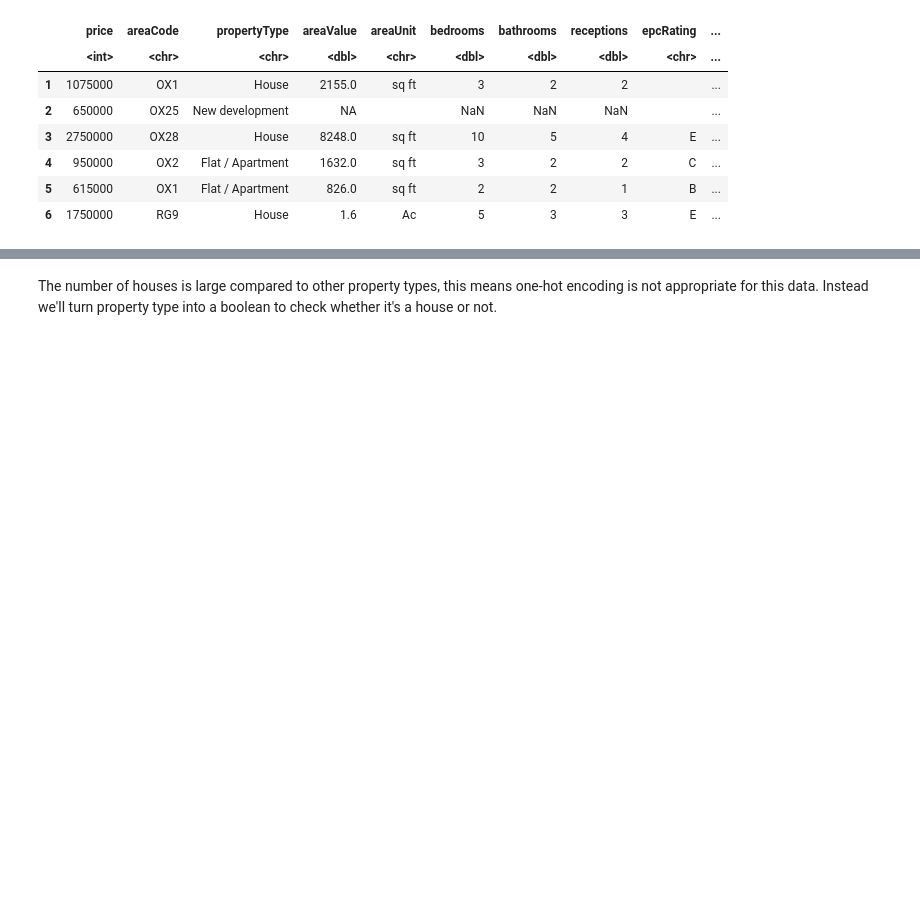
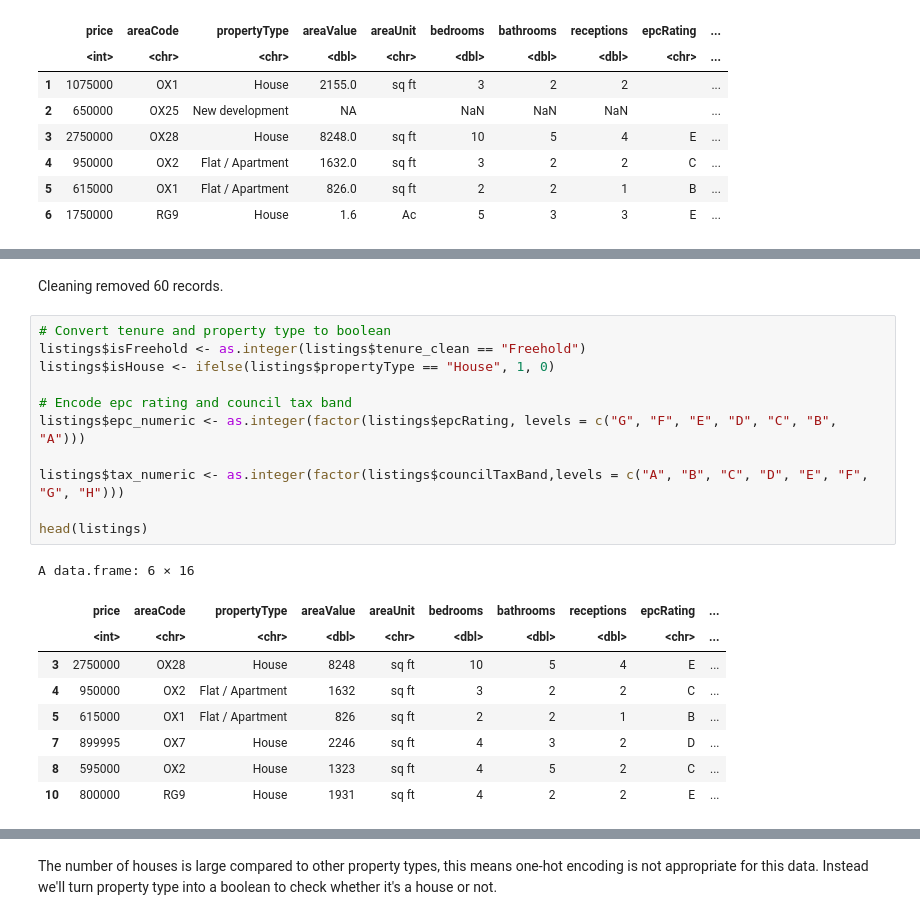
Before and after one commit to tjstone1/house-pricing-analysis, a Jupyter notebook: housing_price_analysis.ipynb, the cells around one changed output, grey strips where cells are left out. Saved outputs shown, nothing was run; the diff lists cells and outputs as text; blank space fills up the shorter version.

```diff
--- a/housing_price_analysis.ipynb
+++ b/housing_price_analysis.ipynb
@@ -71,0 +72,23 @@ A data.frame: 6 × 10
+# %% [markdown]
+Cleaning removed 60 records.
+# %%
+# Convert tenure and property type to boolean
+listings$isFreehold <- as.integer(listings$tenure_clean == "Freehold")
+listings$isHouse <- ifelse(listings$propertyType == "House", 1, 0)
+
+# Encode epc rating and council tax band
+listings$epc_numeric <- as.integer(factor(listings$epcRating, levels = c("G", "F", "E", "D", "C", "B", "A")))
+
+listings$tax_numeric <- as.integer(factor(listings$councilTaxBand,levels = c("A", "B", "C", "D", "E", "F", "G", "H")))
+
+head(listings)
+# %% [output]
+A data.frame: 6 × 16
+|  | price | areaCode | propertyType | areaValue | areaUnit | bedrooms | bathrooms | receptions | epcRating | ... |
+|  | <int> | <chr> | <chr> | <dbl> | <chr> | <dbl> | <dbl> | <dbl> | <chr> | ... |
+| 3 | 2750000 | OX28 | House | 8248 | sq ft | 10 | 5 | 4 | E | ... |
+| 4 | 950000 | OX2 | Flat / Apartment | 1632 | sq ft | 3 | 2 | 2 | C | ... |
+| 5 | 615000 | OX1 | Flat / Apartment | 826 | sq ft | 2 | 2 | 1 | B | ... |
+| 7 | 899995 | OX7 | House | 2246 | sq ft | 4 | 3 | 2 | D | ... |
+| 8 | 595000 | OX2 | House | 1323 | sq ft | 4 | 5 | 2 | C | ... |
+| 10 | 800000 | RG9 | House | 1931 | sq ft | 4 | 2 | 2 | E | ... |
```
Also changed, not shown: parts of 34 cells of this notebook.
